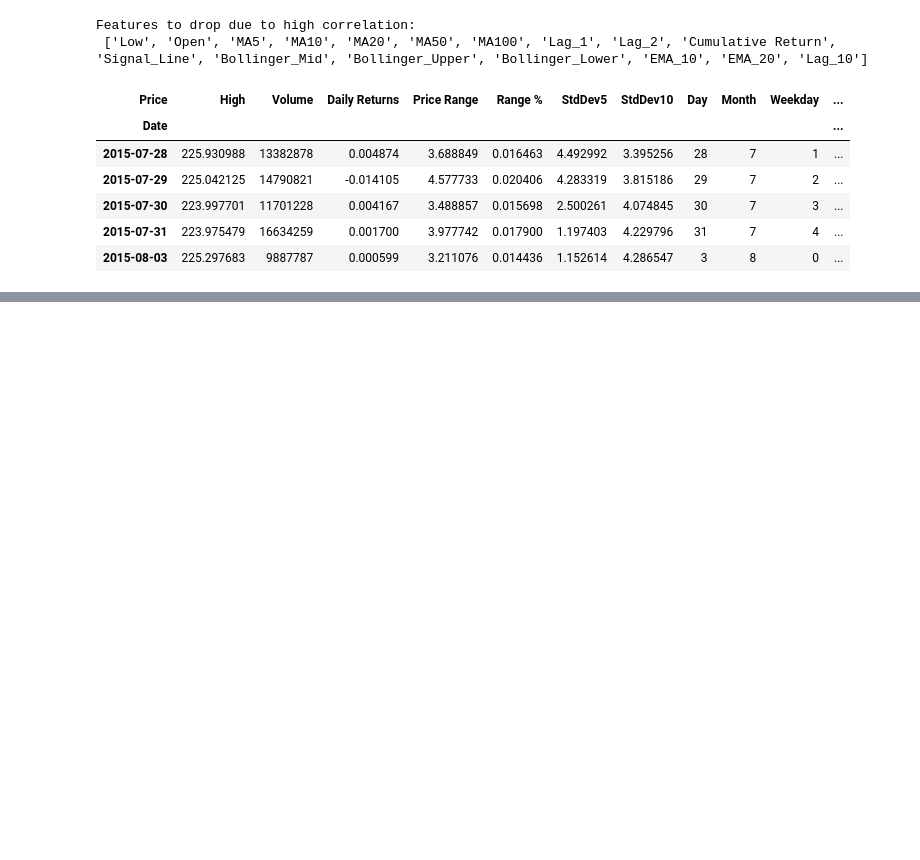
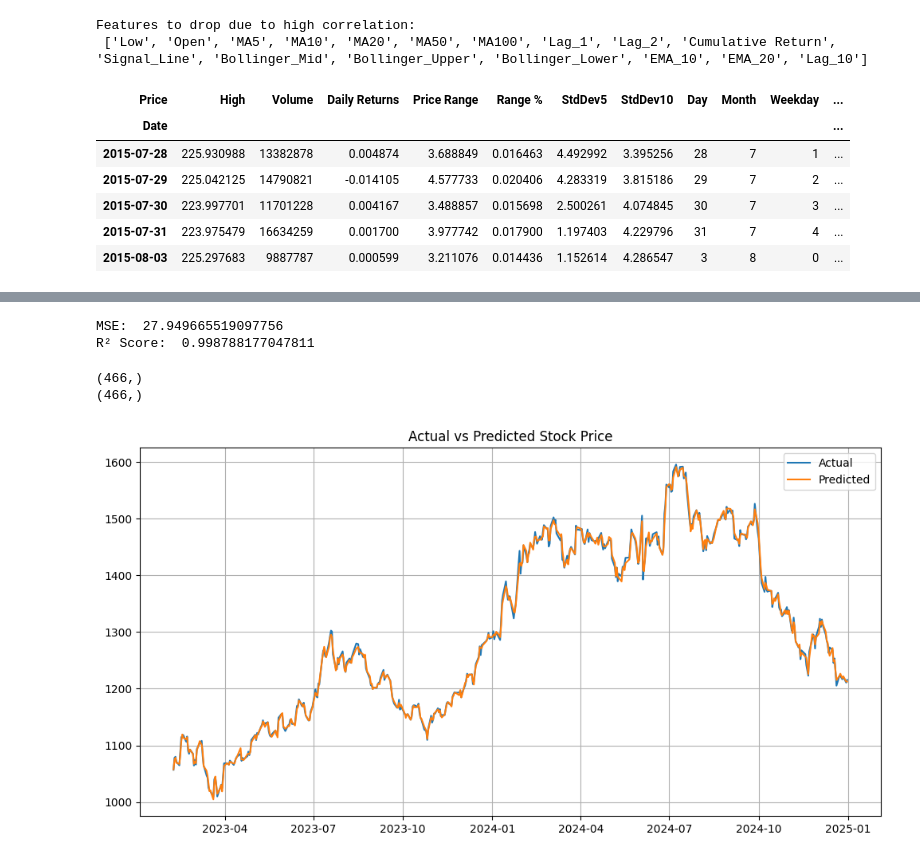
Before and after one commit to prasad14082000/stock-predictor-ml-app, a Jupyter notebook: notebooks/05_more_feature_model.ipynb, the cells around one changed output, grey strips where cells are left out. Drawn from its saved outputs; the diff is of its cells as text; code cells hidden in the pictures; blank space fills up the shorter version.

```diff
--- a/notebooks/05_more_feature_model.ipynb
+++ b/notebooks/05_more_feature_model.ipynb
@@ -168,3 +168,8 @@ X_reduced.head()
 | 2015-07-30 | 223.997701 | 11701228 | 0.004167 | 3.488857 | 0.015698 | 2.500261 | 4.074845 | 30 | 7 | 3 | ... |
 | 2015-07-31 | 223.975479 | 16634259 | 0.001700 | 3.977742 | 0.017900 | 1.197403 | 4.229796 | 31 | 7 | 4 | ... |
 | 2015-08-03 | 225.297683 | 9887787 | 0.000599 | 3.211076 | 0.014436 | 1.152614 | 4.286547 | 3 | 8 | 0 | ... |
+# %%
+# No shuffling, order is preserved
+split = int(len(X_reduced) * 0.8)
+x_train, x_test = X_reduced[:split], X_reduced[split:]
+y_train, y_test = y[:split], y[split:]
@@ -170,0 +198,5 @@ X_reduced.head()
+# %%
+from sklearn.linear_model import LinearRegression
+
+model = LinearRegression()
+model.fit(x_train, y_train)
@@ -170,0 +205,7 @@ X_reduced.head()
+# %%
+import pandas as pd
+
+predictions = model.predict(x_test)
+pred_series = pd.Series(predictions.flatten(), index = y_test.index)
+pred_series.info()
+pred_series
@@ -170,0 +234,27 @@ X_reduced.head()
+# %%
+from sklearn.metrics import mean_squared_error, r2_score
+
+print('MSE: ', mean_squared_error(y_test, pred_series))
+print('R² Score: ', r2_score(y_test, pred_series))
+# %% [output]
+MSE:  27.949665519097756
+R² Score:  0.998788177047811
+# %%
+print(y_test.shape)
+print(pred_series.shape)
+# %% [output]
+(466,)
+(466,)
+# %%
+import matplotlib.pyplot as plt
+import numpy as np
+
+plt.figure(figsize=(12,6))
+plt.plot(y_test.index, y_test.values, label='Actual')
+plt.plot(y_test.index, pred_series, label='Predicted')
+plt.title("Actual vs Predicted Stock Price")
+plt.legend()
+plt.grid(True)
+plt.show()
+# %% [output]
+[figure, added]
```
Also changed, not shown: parts of 3 cells of this notebook, 5 other files.
